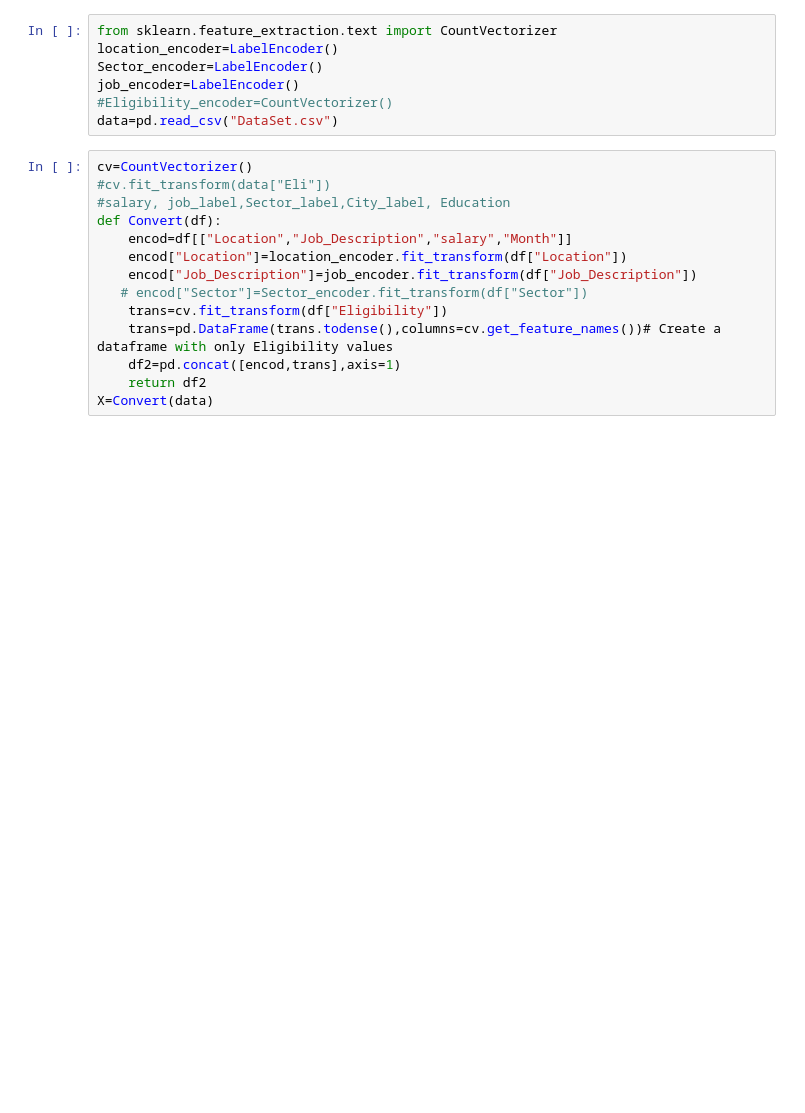
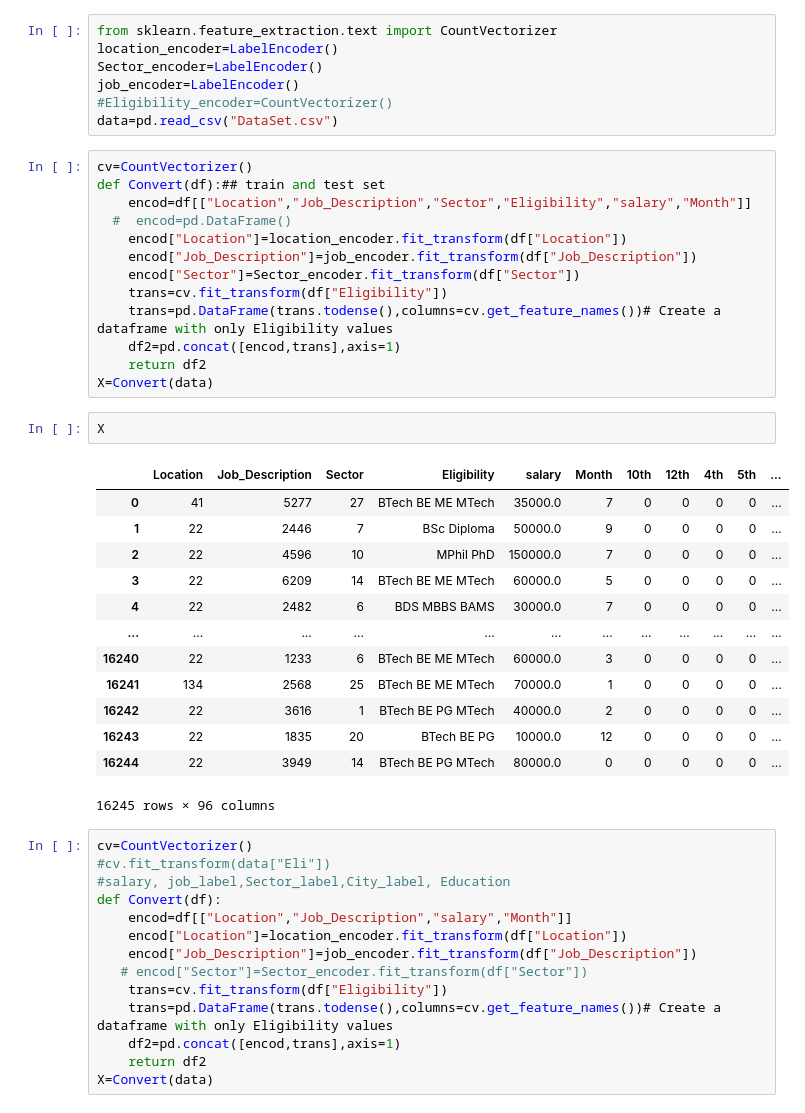
Before and after one commit to Hri549/NC_GEU_MK105_TAKSHASHELA, a Jupyter notebook: Sector Prediction.ipynb, the cells around one changed output. Cells and saved outputs as stored; diff of their text form; blank space fills up the shorter version.

```diff
--- a/Sector Prediction.ipynb
+++ b/Sector Prediction.ipynb
@@ -12,6 +12,35 @@ Sector_encoder=LabelEncoder()
 job_encoder=LabelEncoder()
 #Eligibility_encoder=CountVectorizer()
 data=pd.read_csv("DataSet.csv")
+# %%
+cv=CountVectorizer()
+def Convert(df):## train and test set
+    encod=df[["Location","Job_Description","Sector","Eligibility","salary","Month"]]
+  #  encod=pd.DataFrame()
+    encod["Location"]=location_encoder.fit_transform(df["Location"])
+    encod["Job_Description"]=job_encoder.fit_transform(df["Job_Description"])
+    encod["Sector"]=Sector_encoder.fit_transform(df["Sector"])
+    trans=cv.fit_transform(df["Eligibility"])
+    trans=pd.DataFrame(trans.todense(),columns=cv.get_feature_names())# Create a dataframe with only Eligibility values
+    df2=pd.concat([encod,trans],axis=1)
+    return df2
+X=Convert(data)
+# %%
+X
+# %% [output]
+|  | Location | Job_Description | Sector | Eligibility | salary | Month | 10th | 12th | 4th | 5th | ... |
+| 0 | 41 | 5277 | 27 | BTech BE ME MTech | 35000.0 | 7 | 0 | 0 | 0 | 0 | ... |
+| 1 | 22 | 2446 | 7 | BSc Diploma | 50000.0 | 9 | 0 | 0 | 0 | 0 | ... |
+| 2 | 22 | 4596 | 10 | MPhil PhD | 150000.0 | 7 | 0 | 0 | 0 | 0 | ... |
+| 3 | 22 | 6209 | 14 | BTech BE ME MTech | 60000.0 | 5 | 0 | 0 | 0 | 0 | ... |
+| 4 | 22 | 2482 | 6 | BDS MBBS BAMS | 30000.0 | 7 | 0 | 0 | 0 | 0 | ... |
+| ... | ... | ... | ... | ... | ... | ... | ... | ... | ... | ... | ... |
+| 16240 | 22 | 1233 | 6 | BTech BE ME MTech | 60000.0 | 3 | 0 | 0 | 0 | 0 | ... |
+| 16241 | 134 | 2568 | 25 | BTech BE ME MTech | 70000.0 | 1 | 0 | 0 | 0 | 0 | ... |
+| 16242 | 22 | 3616 | 1 | BTech BE PG MTech | 40000.0 | 2 | 0 | 0 | 0 | 0 | ... |
+| 16243 | 22 | 1835 | 20 | BTech BE PG | 10000.0 | 12 | 0 | 0 | 0 | 0 | ... |
+| 16244 | 22 | 3949 | 14 | BTech BE PG MTech | 80000.0 | 0 | 0 | 0 | 0 | 0 | ... |
+16245 rows × 96 columns
 # %%
 cv=CountVectorizer()
 #cv.fit_transform(data["Eli"])
```
Also changed, not shown: parts of 1 cell of this notebook, 1 other file.
